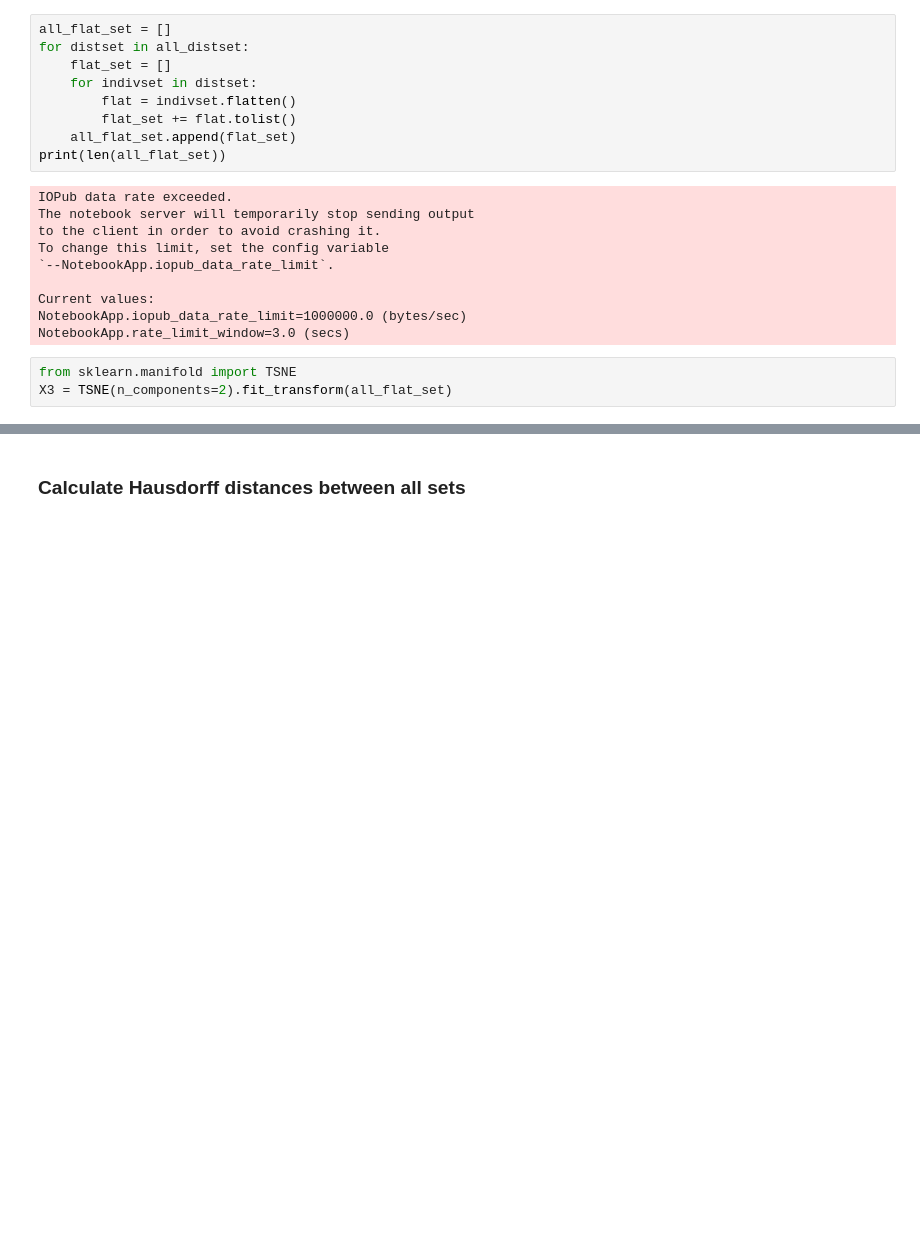
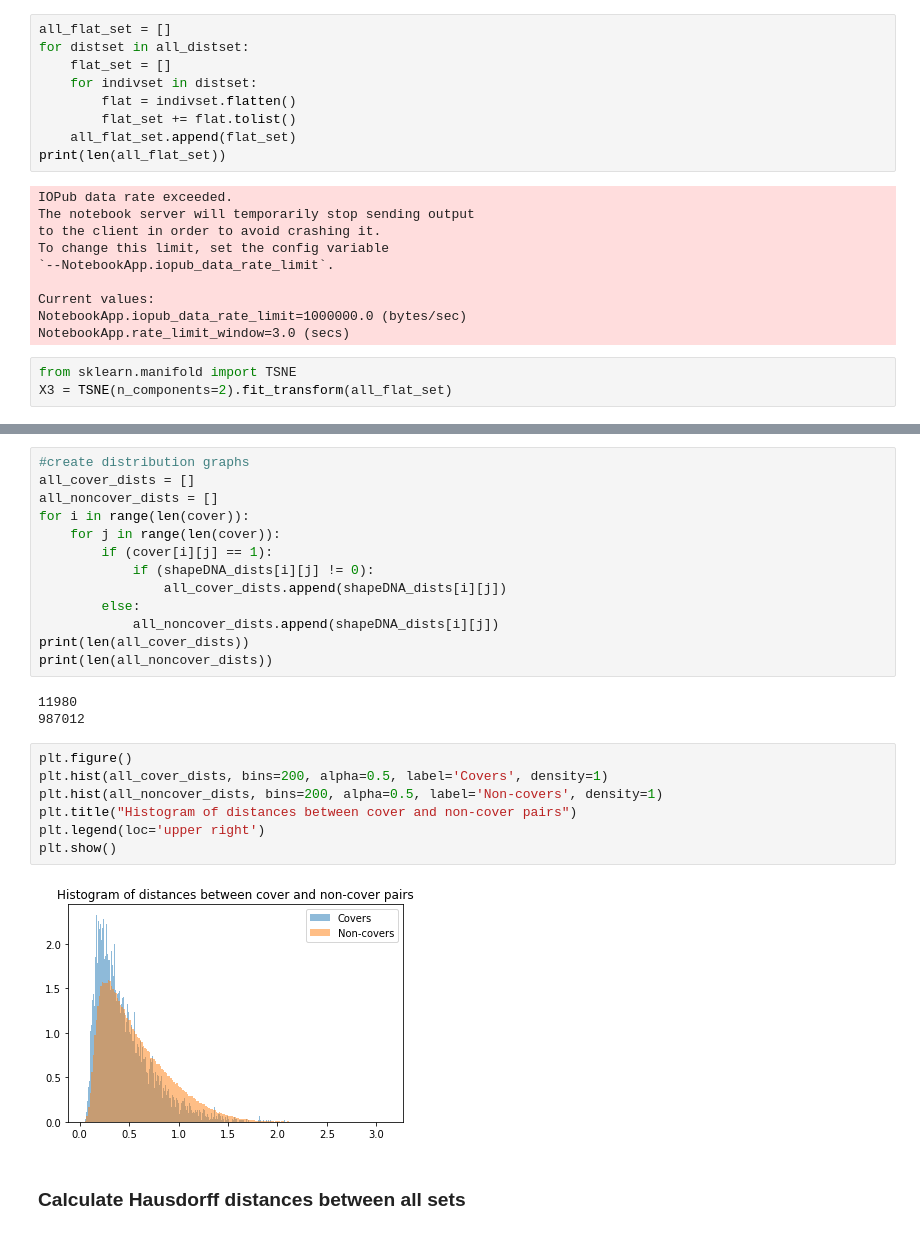
Before and after one commit to chrispla/structure_representation, a Jupyter notebook: structure_similarity_da-tacosSSMs.ipynb, the cells around one changed output, grey strips where cells are left out. Drawn from its saved outputs; the diff is of its cells as text; blank space fills up the shorter version.

```diff
--- a/structure_similarity_da-tacosSSMs.ipynb
+++ b/structure_similarity_da-tacosSSMs.ipynb
@@ -191,2 +233,27 @@ display(viz2)
+# %%
+#create distribution graphs
+all_cover_dists = []
+all_noncover_dists = []
+for i in range(len(cover)):
+    for j in range(len(cover)):
+        if (cover[i][j] == 1):
+            if (shapeDNA_dists[i][j] != 0):
+                all_cover_dists.append(shapeDNA_dists[i][j])
+        else:
+            all_noncover_dists.append(shapeDNA_dists[i][j])
+print(len(all_cover_dists))
+print(len(all_noncover_dists))
+# %% [output]
+11980
+987012
+# %%
+plt.figure()
+plt.hist(all_cover_dists, bins=200, alpha=0.5, label='Covers', density=1)
+plt.hist(all_noncover_dists, bins=200, alpha=0.5, label='Non-covers', density=1)
+plt.title("Histogram of distances between cover and non-cover pairs")
+plt.legend(loc='upper right')
+plt.show()
+# %% [output]
+[figure, added]
 # %% [markdown]
 ### Calculate Hausdorff distances between all sets
```
Also changed, not shown: parts of 16 cells of this notebook.
